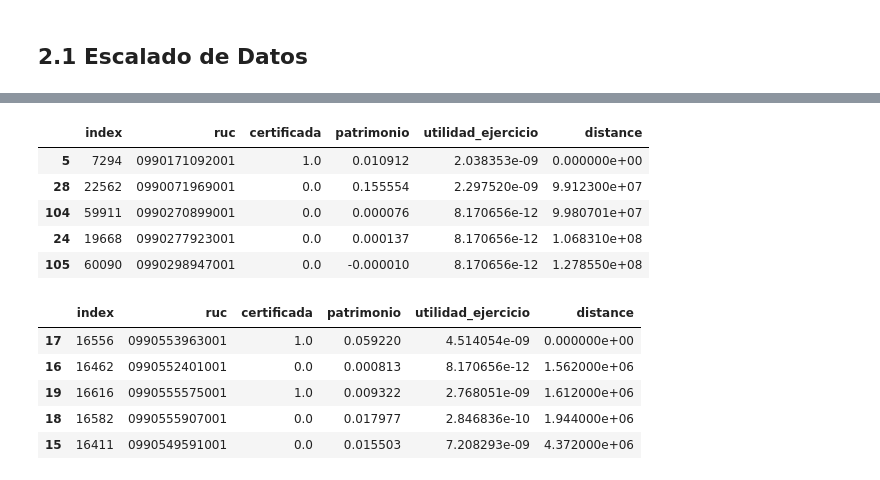
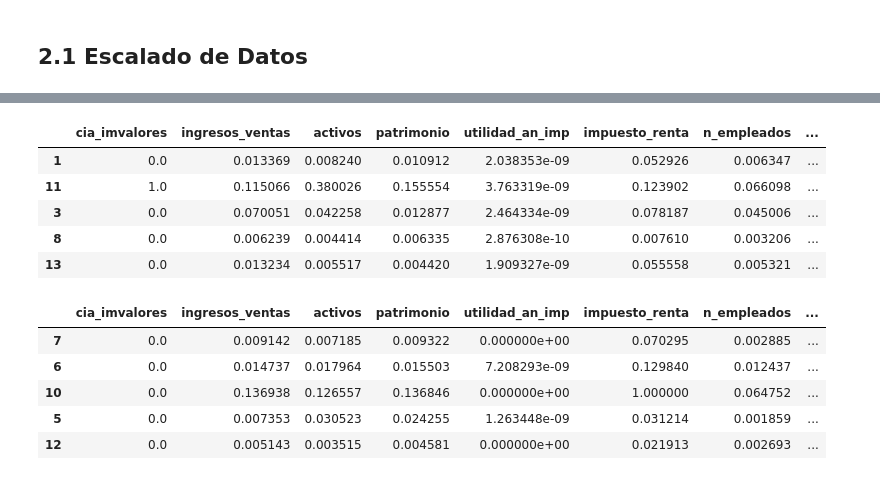
Before and after one commit to DanielPazminoV/data_science_projects, a Jupyter notebook: blue_loan_ai/blue_loan_ai.ipynb, the cells around one changed output, grey strips where cells are left out. Drawn from its saved outputs; the diff is of its cells as text; code cells hidden in the pictures.

```diff
--- a/blue_loan_ai/blue_loan_ai.ipynb
+++ b/blue_loan_ai/blue_loan_ai.ipynb
@@ -607,4 +591,0 @@ Index(['expediente', 'ruc', 'nombre', 'tipo', 'pro_codigo', 'provincia',
-# %%
-datos_companias = datos_companias[['ruc', 'certificada', 'patrimonio', 'utilidad_ejercicio']]
-datos_companias['certificada'] = datos_companias['certificada'].fillna(0)
-datos_companias[['patrimonio', 'utilidad_ejercicio']] = datos_companias[['patrimonio', 'utilidad_ejercicio']].fillna(datos_companias[['patrimonio', 'utilidad_ejercicio']].median())
@@ -645,3 +591,0 @@ datos_companias['certificada'].sum()
-# %%
-datos_companias = datos_companias.reset_index()
-datos_companias
@@ -682,0 +784,10 @@ datos_companias.describe()
+# %%
+# Selección de variables
+datos_companias = datos_companias[['cia_imvalores', 'ingresos_ventas', 'activos',
+                          'patrimonio', 'utilidad_an_imp',
+                          'impuesto_renta', 'n_empleados',
+                          'ingresos_totales', 'utilidad_ejercicio',
+                          'total_gastos', 'ruc', 'certificada']]
+
+datos_companias = datos_companias.reset_index(drop=True)
+datos_companias.head(5)
@@ -700,7 +840,11 @@ from IPython.display import display
 # %%
 # Escalado de datos
 
-feature_names = ['patrimonio', 'utilidad_ejercicio']
+feature_names = ['cia_imvalores', 'ingresos_ventas', 'activos',
+                          'patrimonio', 'utilidad_an_imp',
+                          'impuesto_renta', 'n_empleados',
+                          'ingresos_totales', 'utilidad_ejercicio',
+                          'total_gastos']
 
 transformer_mas = sklearn.preprocessing.MaxAbsScaler().fit(datos_companias[feature_names].to_numpy())
 
@@ -786,23 +927,23 @@ datos_companias_certificadas
 # %%
 # Datos escalados con distancia "Euclidiana"
-get_knn(datos_companias_escalado, 5, 5, "euclidean")
+get_knn(datos_companias_escalado, 1, 5, "euclidean")
 # %% [output]
-|  | index | ruc | certificada | patrimonio | utilidad_ejercicio | distance |
-| 5 | 7294 | 0990171092001 | 1.0 | 0.010912 | 2.038353e-09 | 0.000000e+00 |
-| 28 | 22562 | 0990071969001 | 0.0 | 0.155554 | 2.297520e-09 | 9.912300e+07 |
-| 104 | 59911 | 0990270899001 | 0.0 | 0.000076 | 8.170656e-12 | 9.980701e+07 |
-| 24 | 19668 | 0990277923001 | 0.0 | 0.000137 | 8.170656e-12 | 1.068310e+08 |
-| 105 | 60090 | 0990298947001 | 0.0 | -0.000010 | 8.170656e-12 | 1.278550e+08 |
+|  | cia_imvalores | ingresos_ventas | activos | patrimonio | utilidad_an_imp | impuesto_renta | n_empleados | ... |
+| 1 | 0.0 | 0.013369 | 0.008240 | 0.010912 | 2.038353e-09 | 0.052926 | 0.006347 | ... |
+| 11 | 1.0 | 0.115066 | 0.380026 | 0.155554 | 3.763319e-09 | 0.123902 | 0.066098 | ... |
+| 3 | 0.0 | 0.070051 | 0.042258 | 0.012877 | 2.464334e-09 | 0.078187 | 0.045006 | ... |
+| 8 | 0.0 | 0.006239 | 0.004414 | 0.006335 | 2.876308e-10 | 0.007610 | 0.003206 | ... |
+| 13 | 0.0 | 0.013234 | 0.005517 | 0.004420 | 1.909327e-09 | 0.055558 | 0.005321 | ... |
 # %%
 # Datos escalados con distancia "Euclidiana"
-get_knn(datos_companias_escalado, 17, 5, "euclidean")
+get_knn(datos_companias_escalado, 7, 5, "euclidean")
 # %% [output]
-|  | index | ruc | certificada | patrimonio | utilidad_ejercicio | distance |
-| 17 | 16556 | 0990553963001 | 1.0 | 0.059220 | 4.514054e-09 | 0.000000e+00 |
-| 16 | 16462 | 0990552401001 | 0.0 | 0.000813 | 8.170656e-12 | 1.562000e+06 |
-| 19 | 16616 | 0990555575001 | 1.0 | 0.009322 | 2.768051e-09 | 1.612000e+06 |
-| 18 | 16582 | 0990555907001 | 0.0 | 0.017977 | 2.846836e-10 | 1.944000e+06 |
-| 15 | 16411 | 0990549591001 | 0.0 | 0.015503 | 7.208293e-09 | 4.372000e+06 |
+|  | cia_imvalores | ingresos_ventas | activos | patrimonio | utilidad_an_imp | impuesto_renta | n_empleados | ... |
+| 7 | 0.0 | 0.009142 | 0.007185 | 0.009322 | 0.000000e+00 | 0.070295 | 0.002885 | ... |
+| 6 | 0.0 | 0.014737 | 0.017964 | 0.015503 | 7.208293e-09 | 0.129840 | 0.012437 | ... |
+| 10 | 0.0 | 0.136938 | 0.126557 | 0.136846 | 0.000000e+00 | 1.000000 | 0.064752 | ... |
+| 5 | 0.0 | 0.007353 | 0.030523 | 0.024255 | 1.263448e-09 | 0.031214 | 0.001859 | ... |
+| 12 | 0.0 | 0.005143 | 0.003515 | 0.004581 | 0.000000e+00 | 0.021913 | 0.002693 | ... |
 # %%
 def dataframe_de_resultados(df1, df2, func, param1, param2):
 
```
Also changed, not shown: parts of 80 cells of this notebook, 1 other file.
